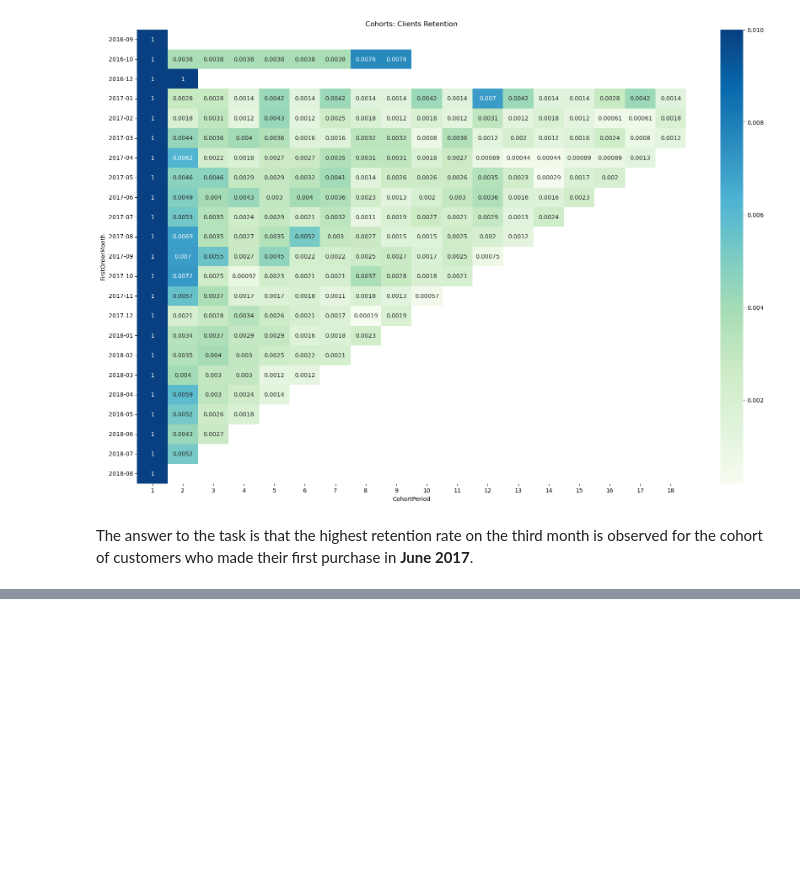
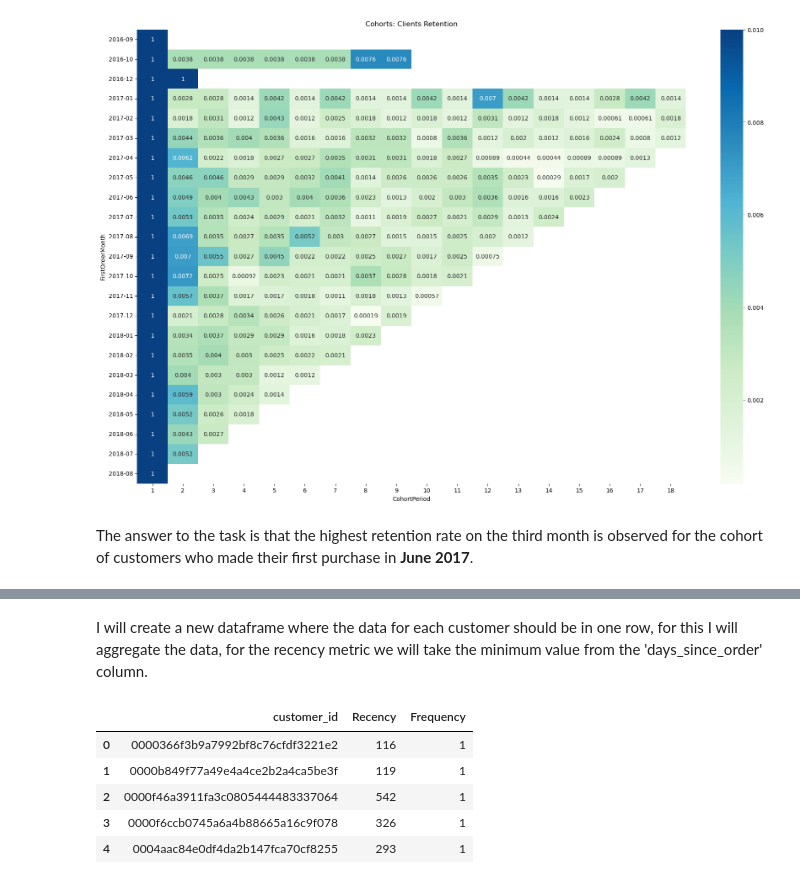
Before and after one commit to agolovini/data_analytics_kc_projects, a Jupyter notebook: _ecommerce_project_rfm_cohort/project_ecommerce_rfm_cohort.ipynb, the cells around one changed output, grey strips where cells are left out. Drawn from its saved outputs; the diff is of its cells as text; code cells hidden in the pictures; blank space fills up the shorter version.

```diff
--- a/_ecommerce_project_rfm_cohort/project_ecommerce_rfm_cohort.ipynb
+++ b/_ecommerce_project_rfm_cohort/project_ecommerce_rfm_cohort.ipynb
@@ -720,0 +739,17 @@ Let's model the situation as if we were segmenting users at the current moment.
+# %% [markdown]
+I will create a new dataframe where the data for each customer should be in one row, for this I will aggregate the data, for the recency metric we will take the minimum value from the 'days_since_order' column.
+# %%
+aggr = {
+    'days_since_order': lambda x: x.min(),  # общее количество дней с момента посл заказа (Recency)
+    'date': lambda x: len([d for d in x if d >= now - dt.timedelta(days=period)]), # общее количество заказов за последний период (Frequency)
+}
+rfm = data.groupby('customer_id').agg(aggr).reset_index()
+rfm.rename(columns={'days_since_order': 'Recency', 'date': 'Frequency'}, inplace=True)
+rfm.head()
+# %% [output]
+|  | customer_id | Recency | Frequency |
+| 0 | 0000366f3b9a7992bf8c76cfdf3221e2 | 116 | 1 |
+| 1 | 0000b849f77a49e4a4ce2b2a4ca5be3f | 119 | 1 |
+| 2 | 0000f46a3911fa3c0805444483337064 | 542 | 1 |
+| 3 | 0000f6ccb0745a6a4b88665a16c9f078 | 326 | 1 |
+| 4 | 0004aac84e0df4da2b147fca70cf8255 | 293 | 1 |
```
Also changed, not shown: parts of 45 cells of this notebook.
